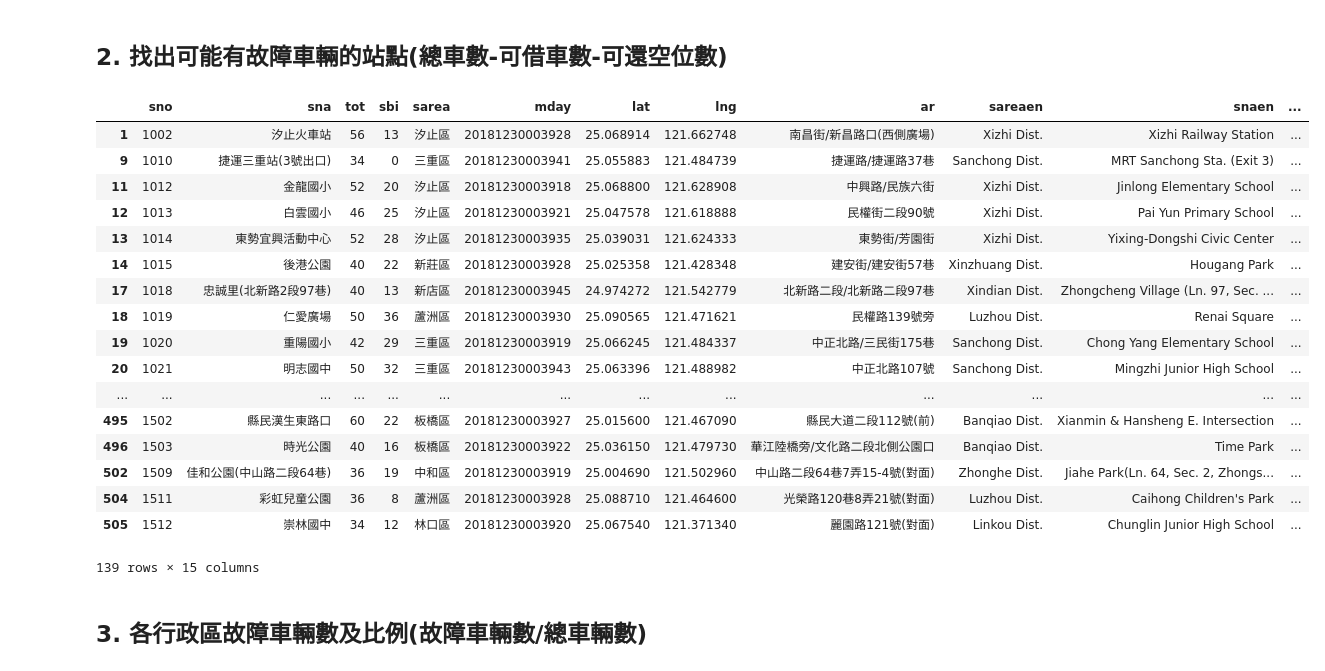
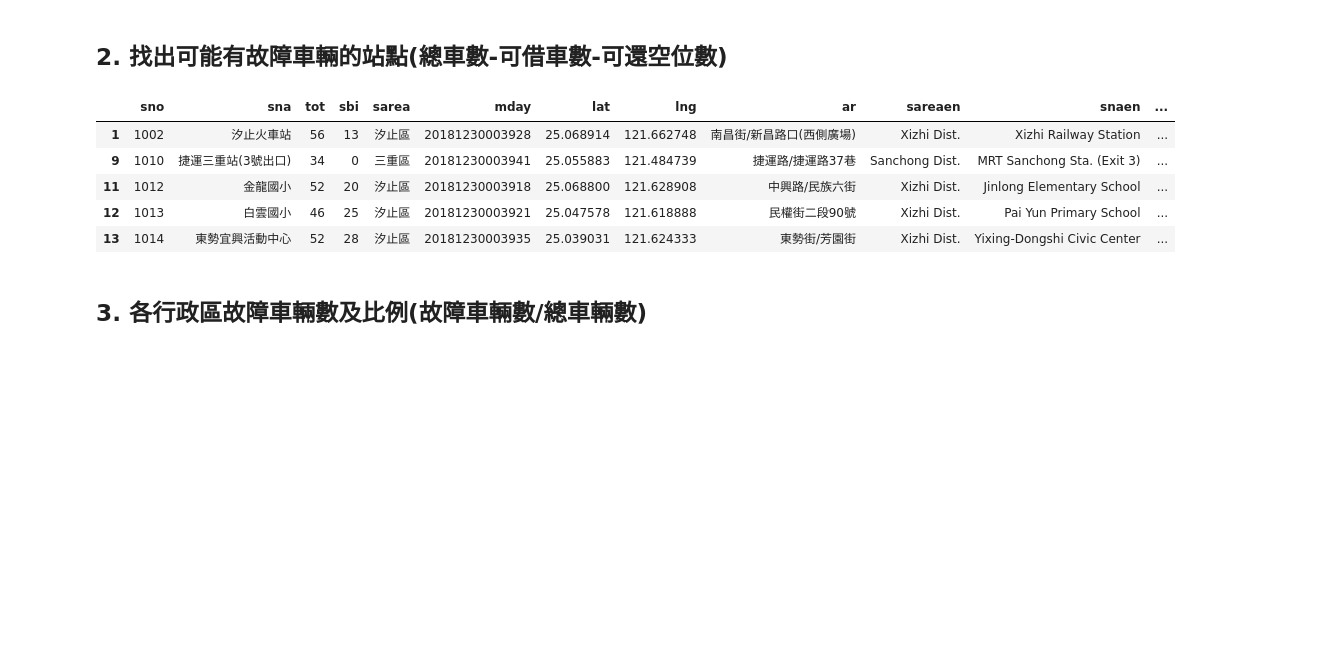
Before and after one commit to r07228019/AIMATH, a Jupyter notebook: AIMATH_0322HW.ipynb, the cells around one changed output. Saved outputs shown, nothing was run; the diff lists cells and outputs as text; code cells hidden in the pictures; blank space fills up the shorter version.

```diff
--- a/AIMATH_0322HW.ipynb
+++ b/AIMATH_0322HW.ipynb
@@ -48,26 +48,14 @@ print("站點名稱：%s\n可借車輛數：%d\n可還車輛數：%d\n距離約%
 ## 2. 找出可能有故障車輛的站點(總車數-可借車數-可還空位數)
 # %%
 df['broken'] = df['tot'] - df['sbi'] - df['bemp']
-df.loc[df['broken'] > 0]
+df.loc[df['broken'] > 0].head(5)
 # %% [output]
 |  | sno | sna | tot | sbi | sarea | mday | lat | lng | ar | sareaen | snaen | ... |
 | 1 | 1002 | 汐止火車站 | 56 | 13 | 汐止區 | 20181230003928 | 25.068914 | 121.662748 | 南昌街/新昌路口(西側廣場) | Xizhi Dist. | Xizhi Railway Station | ... |
 | 9 | 1010 | 捷運三重站(3號出口) | 34 | 0 | 三重區 | 20181230003941 | 25.055883 | 121.484739 | 捷運路/捷運路37巷 | Sanchong Dist. | MRT Sanchong Sta. (Exit 3) | ... |
 | 11 | 1012 | 金龍國小 | 52 | 20 | 汐止區 | 20181230003918 | 25.068800 | 121.628908 | 中興路/民族六街 | Xizhi Dist. | Jinlong Elementary School | ... |
 | 12 | 1013 | 白雲國小 | 46 | 25 | 汐止區 | 20181230003921 | 25.047578 | 121.618888 | 民權街二段90號 | Xizhi Dist. | Pai Yun Primary School | ... |
 | 13 | 1014 | 東勢宜興活動中心 | 52 | 28 | 汐止區 | 20181230003935 | 25.039031 | 121.624333 | 東勢街/芳園街 | Xizhi Dist. | Yixing-Dongshi Civic Center | ... |
-| 14 | 1015 | 後港公園 | 40 | 22 | 新莊區 | 20181230003928 | 25.025358 | 121.428348 | 建安街/建安街57巷 | Xinzhuang Dist. | Hougang Park | ... |
-| 17 | 1018 | 忠誠里(北新路2段97巷) | 40 | 13 | 新店區 | 20181230003945 | 24.974272 | 121.542779 | 北新路二段/北新路二段97巷 | Xindian Dist. | Zhongcheng Village (Ln. 97, Sec. ... | ... |
-| 18 | 1019 | 仁愛廣場 | 50 | 36 | 蘆洲區 | 20181230003930 | 25.090565 | 121.471621 | 民權路139號旁 | Luzhou Dist. | Renai Square | ... |
-| 19 | 1020 | 重陽國小 | 42 | 29 | 三重區 | 20181230003919 | 25.066245 | 121.484337 | 中正北路/三民街175巷 | Sanchong Dist. | Chong Yang Elementary School | ... |
-| 20 | 1021 | 明志國中 | 50 | 32 | 三重區 | 20181230003943 | 25.063396 | 121.488982 | 中正北路107號 | Sanchong Dist. | Mingzhi Junior High School | ... |
-| ... | ... | ... | ... | ... | ... | ... | ... | ... | ... | ... | ... | ... |
-| 495 | 1502 | 縣民漢生東路口 | 60 | 22 | 板橋區 | 20181230003927 | 25.015600 | 121.467090 | 縣民大道二段112號(前) | Banqiao Dist. | Xianmin & Hansheng E. Intersection | ... |
-| 496 | 1503 | 時光公園 | 40 | 16 | 板橋區 | 20181230003922 | 25.036150 | 121.479730 | 華江陸橋旁/文化路二段北側公園口 | Banqiao Dist. | Time Park | ... |
-| 502 | 1509 | 佳和公園(中山路二段64巷) | 36 | 19 | 中和區 | 20181230003919 | 25.004690 | 121.502960 | 中山路二段64巷7弄15-4號(對面) | Zhonghe Dist. | Jiahe Park(Ln. 64, Sec. 2, Zhongs... | ... |
-| 504 | 1511 | 彩虹兒童公園 | 36 | 8 | 蘆洲區 | 20181230003928 | 25.088710 | 121.464600 | 光榮路120巷8弄21號(對面) | Luzhou Dist. | Caihong Children's Park | ... |
-| 505 | 1512 | 崇林國中 | 34 | 12 | 林口區 | 20181230003920 | 25.067540 | 121.371340 | 麗園路121號(對面) | Linkou Dist. | Chunglin Junior High School | ... |
-139 rows × 15 columns
 # %% [markdown]
 ## 3. 各行政區故障車輛數及比例(故障車輛數/總車輛數)
 # %%
```
